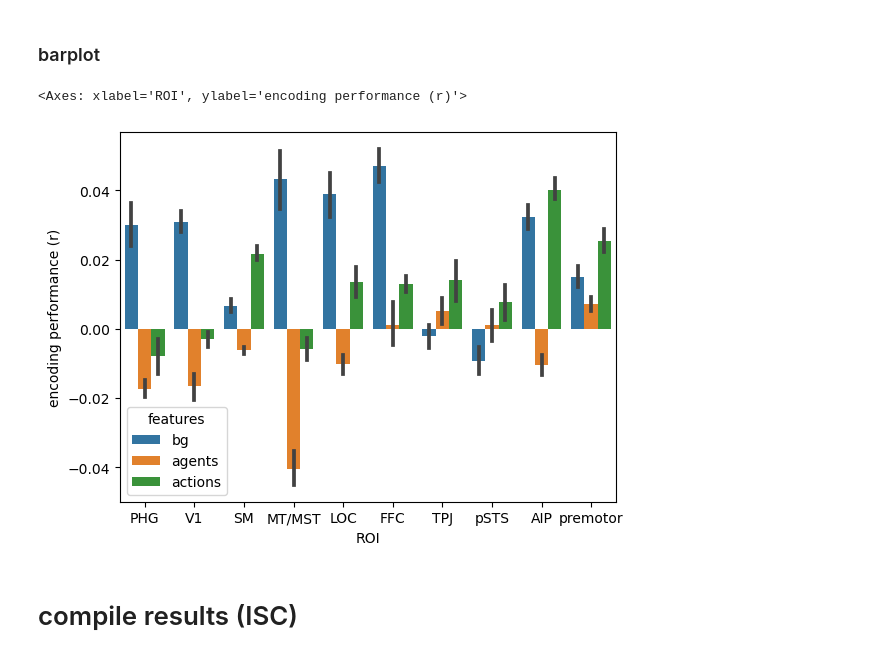
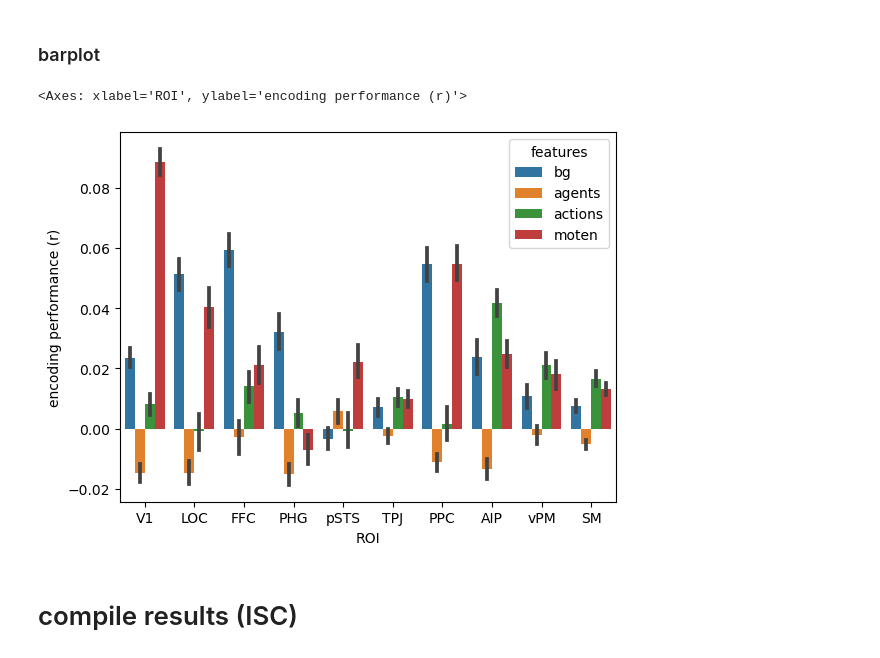
Before and after one commit to jungheejung/life-encoding, a Jupyter notebook: scripts/HCP-MMP/step02_extractcorr.ipynb, the cells around one changed output. Cells and saved outputs as stored; diff of their text form; code cells hidden in the pictures.

```diff
--- a/scripts/HCP-MMP/step02_extractcorr.ipynb
+++ b/scripts/HCP-MMP/step02_extractcorr.ipynb
@@ -20,13 +22,15 @@ rois = {
     "V1": [1],             # Primary Visual
     "FFC": [18],           # Fusiform
     "PHG": [126,155,127],  # ParaHippocampal Gyrus
-    "MT/MST": [2,23],      # Medial Superior Temporal Area, Middle Temporal Area
+    #"MT/MST": [2,23],      # Medial Superior Temporal Area, Middle Temporal Area
     "LOC": [140,141,157,156,159,2,23],
-    "pSTS": [28,139],
+    "pSTS": [28,139],       # posterior superior temporal sulcus
+    "PPC": [13, 19, 16, 17], # posterior parietal (V3A, V7, IPS1)
     "TPJ": [149,150,151],  # Area TemporoParietoOccipital	Junction 1, 2, 3
     "AIP": [117, 116, 148, 147], # Anterior Intraparietal "PF": [ # PFT, PF, PF
     "SM": [8,9,51,52,53],           # 8: Primary Motor Cortex, Primary	Sensory	Cortex
-    "vPM": [78,80] ,       # 6r, IFJP, 43, 6v
+    "vPM": [78,80],       # ventral Premotor6r, IFJP, 43, 6v
+
         }
 # %%
 def plot_roi(roi_name, lh_labels, rh_labels, rois, surfaces):
@@ -53,7 +57,7 @@ subjects = ['sub-rid000001', 'sub-rid000005', 'sub-rid000006',
             'sub-rid000037', 'sub-rid000038', 'sub-rid000041']
 runs = [1,2,3,4]
 hemis = ['lh', 'rh']
-features = ['bg', 'agents', 'actions']
+features = ['bg', 'agents', 'actions', 'moten']
 encoding_dir = join(main_dir, 'results/himalaya/moten/ha_common_pca-40')
 isc_dir = join(main_dir, 'scripts/isc/lowerbound')
 # %%
@@ -168,3 +171,5 @@ results_df[results_df['features'] == 'actions']
+# %%
+roi_order = ["V1", "LOC", "FFC", "PHG", "pSTS", "TPJ", "PPC", "AIP", "vPM", "SM"]
 # %%
 sns.pointplot(x="ROI",
               y="encoding performance (r)",
@@ -229,13 +245,14 @@ ValueError: min() arg is an empty sequence
 # %%
 #hue = features
 sns.barplot(x="ROI",
               y="encoding performance (r)",
               hue="features",
-              data=results_df
+              data=results_df,
+              order=roi_order
             )
 # %% [output]
 <Axes: xlabel='ROI', ylabel='encoding performance (r)'>
-[figure, old version]
+[figure, new version]
 # %% [markdown]
 # compile results (ISC)
 # %%
```
Also changed, not shown: parts of 12 cells of this notebook.
